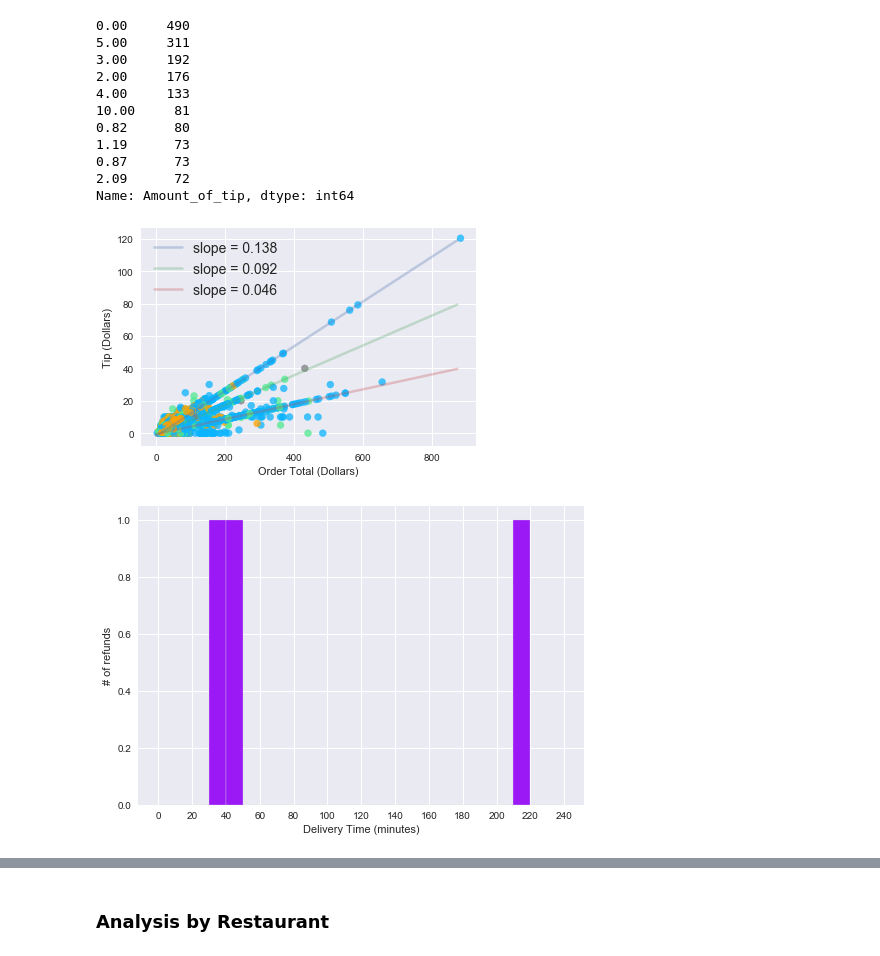
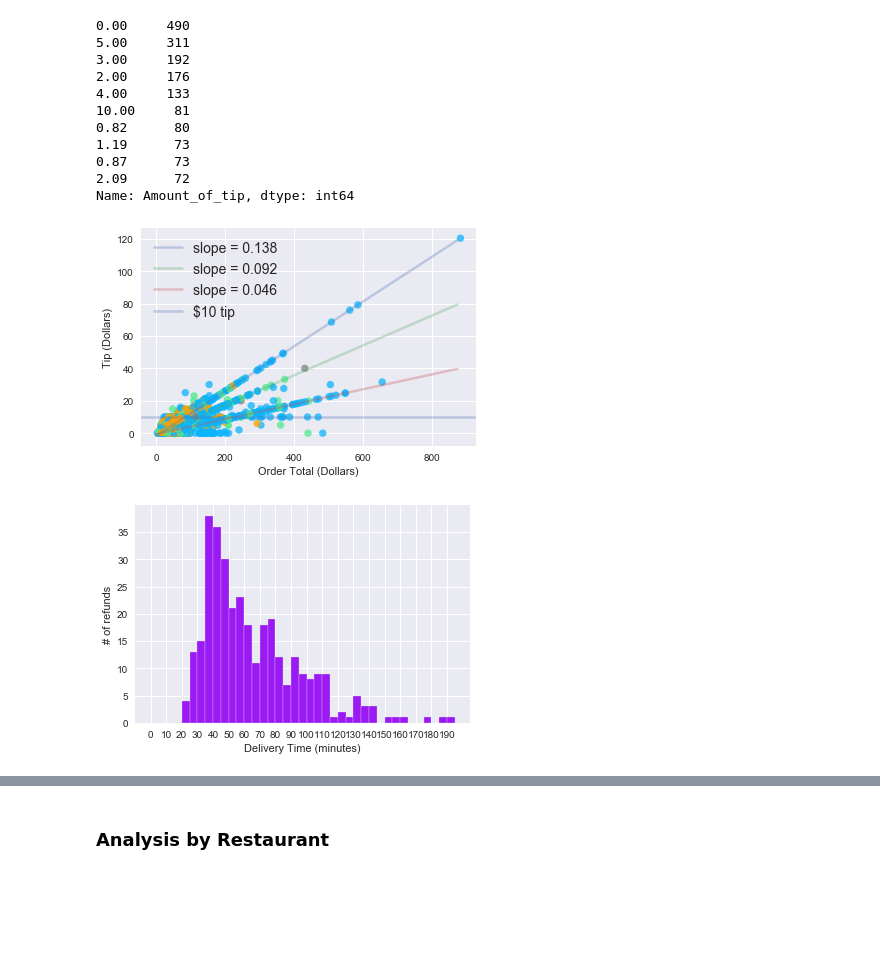
Before and after one commit to toestie/fooddelivery-dataset, a Jupyter notebook: notebooks/analysis.ipynb, the cells around one changed output, grey strips where cells are left out. Cells and saved outputs as stored; diff of their text form; code cells hidden in the pictures; blank space fills up the shorter version.

Commit message:
cleaned up and edited some graphs

```diff
--- a/notebooks/analysis.ipynb
+++ b/notebooks/analysis.ipynb
@@ -357,6 +345,7 @@ ax.scatter(df['Order_total'], df['Amount_of_tip'], c=df['Delivery_Region'].map(c
 plt.plot(x, a1*x+b1, linewidth=2.5, alpha=0.3, label="slope = "+str(round(a1, 3)))
 plt.plot(x, a2*x+b2, linewidth=2.5, alpha=0.3, label="slope = "+str(round(a2, 3)))
 plt.plot(x, a3*x+b3, linewidth=2.5, alpha=0.3, label="slope = "+str(round(a3, 3)))
+plt.axhline(y = 10, linewidth = 2.5, alpha=0.3, label="$10 tip")
 
 plt.xlabel("Order Total (Dollars)")
 plt.ylabel("Tip (Dollars)")
@@ -364,19 +353,21 @@ plt.legend(fontsize=14)
 plt.savefig("../artifacts/CostvsTip_fit.png")
 plt.show()
 # %% [output]
-[figure, old version]
+[figure, new version]
 # %%
-# Total refund vs time to deliver
-refund = df.loc[(df["Refunded_amount"]>0) & (df["Refunded_amount"] == df["Order_total"])]
+# Total refund vs time to deliver (inconclusive)
+#refund = df.loc[(df["Refunded_amount"]>0) & (df["Refunded_amount"] == df["Order_total"])]
+#histdata = refund["Total_Delivery_Time"]/ pd.Timedelta(minutes=1)
 fig, ax = plt.subplots()
+refund = df.loc[df["Refunded_amount"]>0]
 histdata = refund["Total_Delivery_Time"]/ pd.Timedelta(minutes=1)
-plt.hist(histdata, bins=np.arange(0,250,10), ec="k", color='#9b19f5', edgecolor='#e0e0e0')
-ax.set_xticks(np.arange(0,250,20))
+plt.hist(histdata, bins=np.arange(0,200,5), ec="k", color='#9b19f5', edgecolor='#e0e0e0')
+ax.set_xticks(np.arange(0,200,10))
 
 plt.ylabel("# of refunds")
 plt.xlabel("Delivery Time (minutes)")
 #plt.savefig("../artifacts/OrderCountHist.png")
 plt.show()
 # %% [output]
-[figure, old version]
+[figure, new version]
 # %%
```
Also changed, not shown: parts of 7 cells of this notebook, 3 other files.
